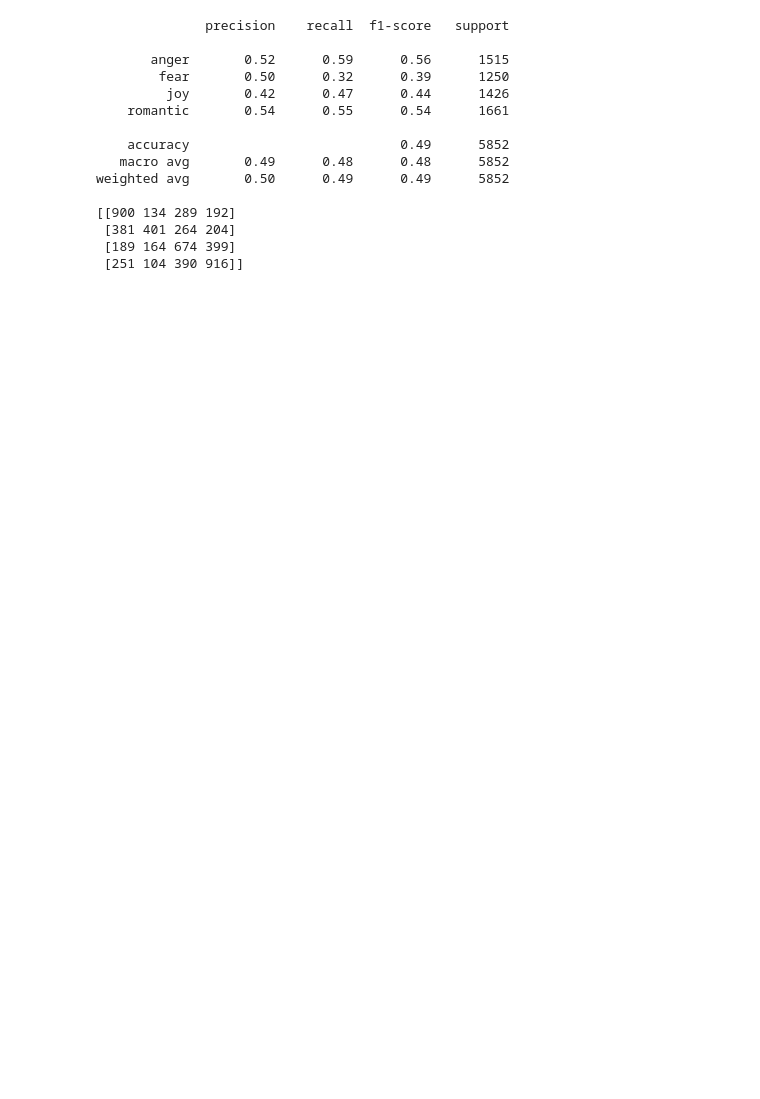
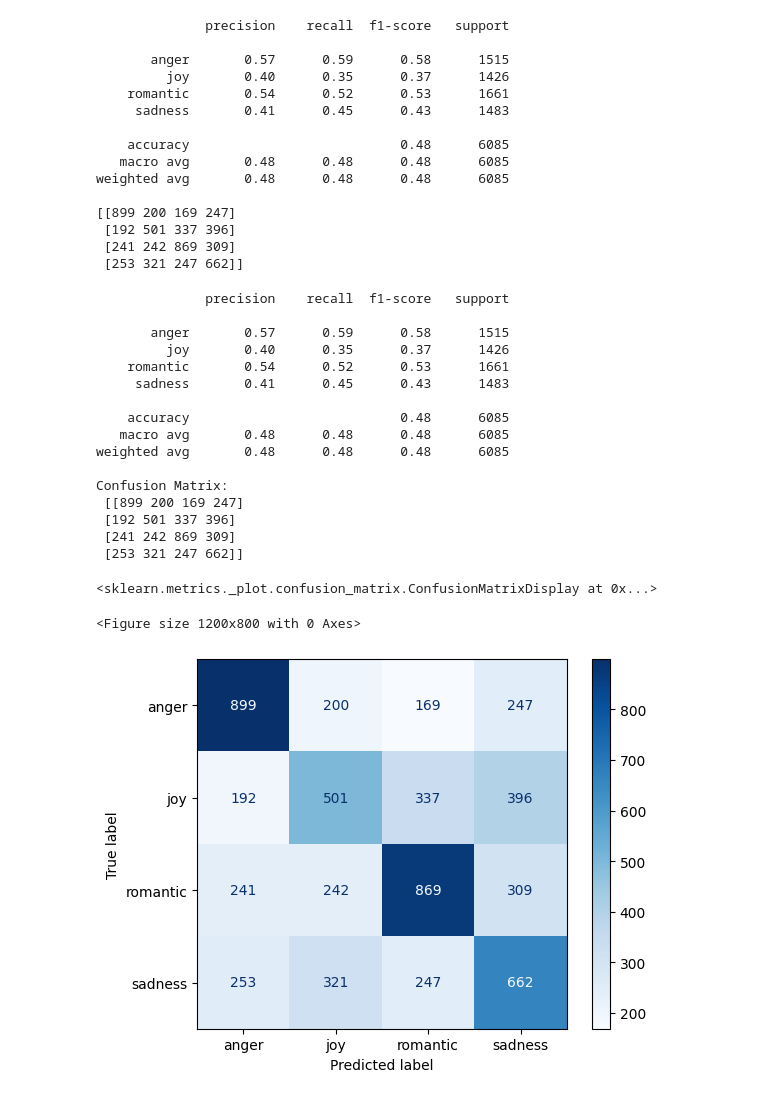
Before and after one commit to prakritii-i/LSRA, a Jupyter notebook: Data_cleaning/training_with_LSA.ipynb, the cells around one changed output. Cells and saved outputs as stored; diff of their text form; code cells hidden in the pictures; blank space fills up the shorter version.

Commit message:
selected_classes = ["anger","romantic", "joy","sadness"]

```diff
--- a/Data_cleaning/training_with_LSA.ipynb
+++ b/Data_cleaning/training_with_LSA.ipynb
@@ -5,7 +5,7 @@ from sklearn.model_selection import train_test_split
 # Load dataset
 df = pd.read_csv("C:\\Users\\LENOVO\\Desktop\\LSRA\\Data_cleaning\\kaggle_merged\\merged_music_dataset.csv")
 # Define the subset of emotion classes you want to keep
-selected_classes = ["anger","romantic", "joy","fear"]
+selected_classes = ["anger","romantic", "joy","sadness"]
 
 # Filter the DataFrame to include only those classes
 df_subset = df[df["final_emotion"].isin(selected_classes)]
@@ -44,16 +44,54 @@ print(confusion_matrix(y_test, y_pred))
 # %% [output]
               precision    recall  f1-score   support
 
-       anger       0.52      0.59      0.56      1515
-        fear       0.50      0.32      0.39      1250
-         joy       0.42      0.47      0.44      1426
-    romantic       0.54      0.55      0.54      1661
+       anger       0.57      0.59      0.58      1515
+         joy       0.40      0.35      0.37      1426
+    romantic       0.54      0.52      0.53      1661
+     sadness       0.41      0.45      0.43      1483
 
-    accuracy                           0.49      5852
-   macro avg       0.49      0.48      0.48      5852
-weighted avg       0.50      0.49      0.49      5852
+    accuracy                           0.48      6085
+   macro avg       0.48      0.48      0.48      6085
+weighted avg       0.48      0.48      0.48      6085
 
-[[900 134 289 192]
- [381 401 264 204]
- [189 164 674 399]
- [251 104 390 916]]
+[[899 200 169 247]
+ [192 501 337 396]
+ [241 242 869 309]
+ [253 321 247 662]]
+# %%
+import matplotlib.pyplot as plt
+
+from sklearn.metrics import classification_report, confusion_matrix, ConfusionMatrixDisplay
+plt.figure(figsize=(12, 8))  # adjust width x height in inches
+
+# Train model
+
+
+# Classification report
+print(classification_report(y_test, y_pred))
+
+# Confusion matrix
+cm = confusion_matrix(y_test, y_pred)
+print("Confusion Matrix:\n", cm)
+# Visualize confusion matrix
+disp = ConfusionMatrixDisplay(confusion_matrix=cm, display_labels=svm.classes_)
+disp.plot(cmap='Blues', values_format='d')
+# %% [output]
+              precision    recall  f1-score   support
+
+       anger       0.57      0.59      0.58      1515
+         joy       0.40      0.35      0.37      1426
+    romantic       0.54      0.52      0.53      1661
+     sadness       0.41      0.45      0.43      1483
+
+    accuracy                           0.48      6085
+   macro avg       0.48      0.48      0.48      6085
+weighted avg       0.48      0.48      0.48      6085
+
+Confusion Matrix:
+ [[899 200 169 247]
+ [192 501 337 396]
+ [241 242 869 309]
+ [253 321 247 662]]
+<sklearn.metrics._plot.confusion_matrix.ConfusionMatrixDisplay at 0x...>
+<Figure size 1200x800 with 0 Axes>
+[figure, added]
```
